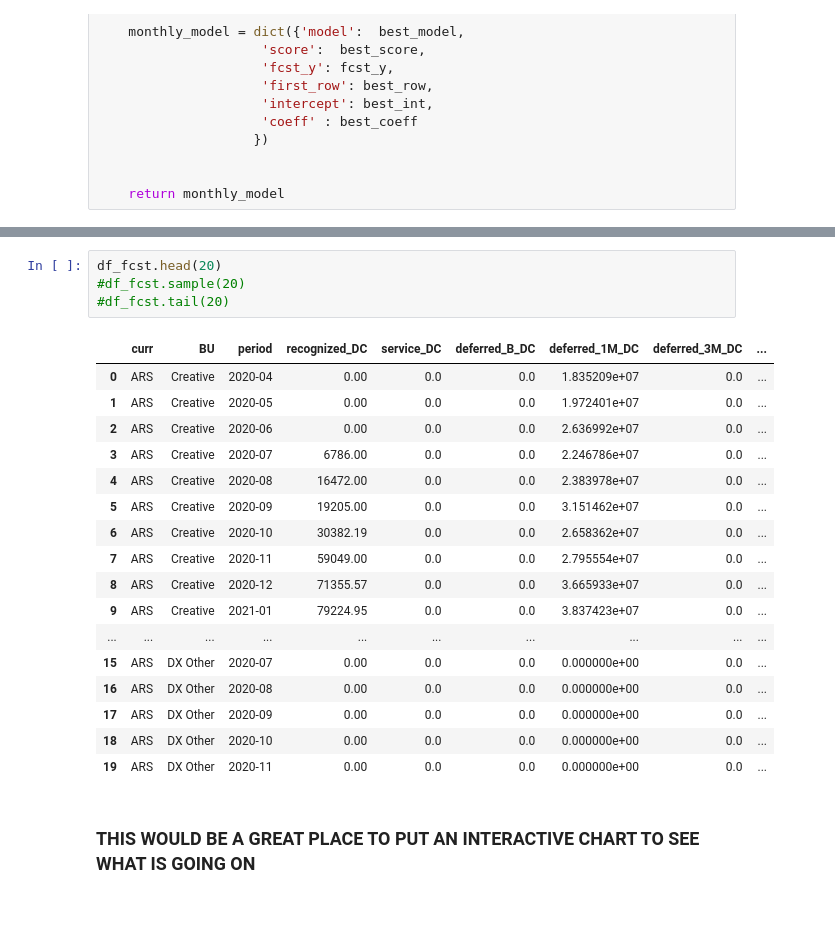
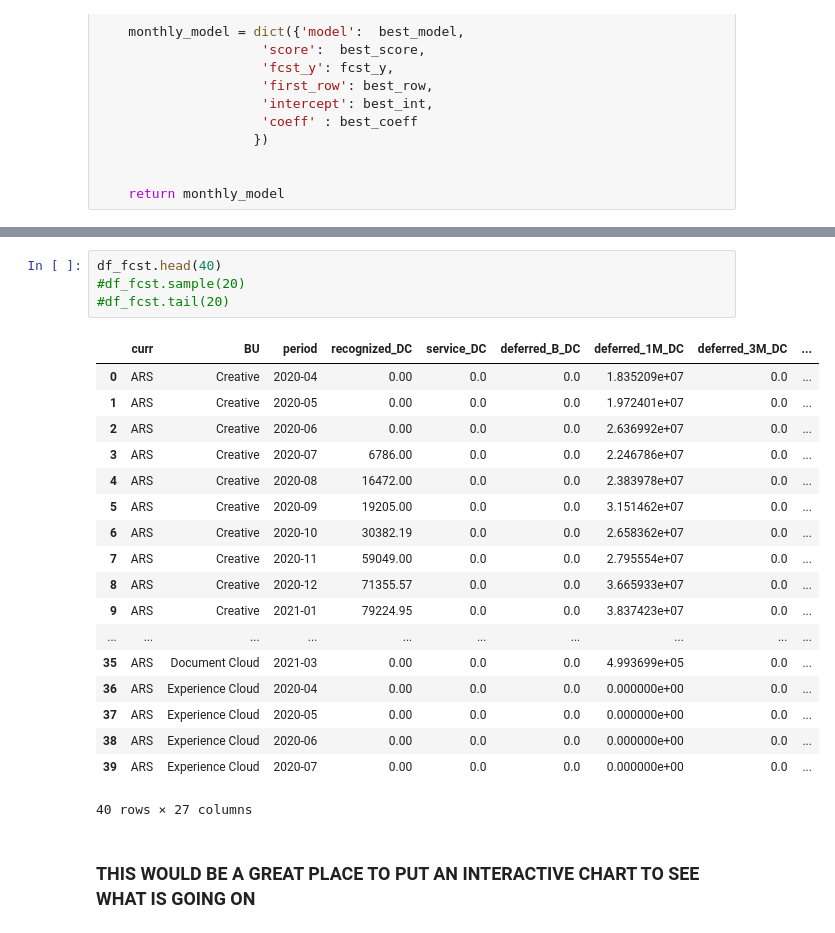
Before and after one commit to davidjsmith44/Deferred_Revenue_Forecast, a Jupyter notebook: notebooks/deferred_revenue_forecast.ipynb, the cells around one changed output, grey strips where cells are left out. Drawn from its saved outputs; the diff is of its cells as text.

```diff
--- a/notebooks/deferred_revenue_forecast.ipynb
+++ b/notebooks/deferred_revenue_forecast.ipynb
@@ -1914,27 +1985,28 @@ working on BU: Document Cloud  and currency: USD
 working on BU: Experience Cloud  and currency: USD
 working on BU: Print & Publishing  and currency: USD
 # %%
-df_fcst.head(20)
+df_fcst.head(40)
 #df_fcst.sample(20)
 #df_fcst.tail(20)
 # %% [output]
 |  | curr | BU | period | recognized_DC | service_DC | deferred_B_DC | deferred_1M_DC | deferred_3M_DC | ... |
 | 0 | ARS | Creative | 2020-04 | 0.00 | 0.0 | 0.0 | 1.835209e+07 | 0.0 | ... |
 | 1 | ARS | Creative | 2020-05 | 0.00 | 0.0 | 0.0 | 1.972401e+07 | 0.0 | ... |
 | 2 | ARS | Creative | 2020-06 | 0.00 | 0.0 | 0.0 | 2.636992e+07 | 0.0 | ... |
 | 3 | ARS | Creative | 2020-07 | 6786.00 | 0.0 | 0.0 | 2.246786e+07 | 0.0 | ... |
 | 4 | ARS | Creative | 2020-08 | 16472.00 | 0.0 | 0.0 | 2.383978e+07 | 0.0 | ... |
 | 5 | ARS | Creative | 2020-09 | 19205.00 | 0.0 | 0.0 | 3.151462e+07 | 0.0 | ... |
 | 6 | ARS | Creative | 2020-10 | 30382.19 | 0.0 | 0.0 | 2.658362e+07 | 0.0 | ... |
 | 7 | ARS | Creative | 2020-11 | 59049.00 | 0.0 | 0.0 | 2.795554e+07 | 0.0 | ... |
 | 8 | ARS | Creative | 2020-12 | 71355.57 | 0.0 | 0.0 | 3.665933e+07 | 0.0 | ... |
 | 9 | ARS | Creative | 2021-01 | 79224.95 | 0.0 | 0.0 | 3.837423e+07 | 0.0 | ... |
 | ... | ... | ... | ... | ... | ... | ... | ... | ... | ... |
-| 15 | ARS | DX Other | 2020-07 | 0.00 | 0.0 | 0.0 | 0.000000e+00 | 0.0 | ... |
-| 16 | ARS | DX Other | 2020-08 | 0.00 | 0.0 | 0.0 | 0.000000e+00 | 0.0 | ... |
-| 17 | ARS | DX Other | 2020-09 | 0.00 | 0.0 | 0.0 | 0.000000e+00 | 0.0 | ... |
-| 18 | ARS | DX Other | 2020-10 | 0.00 | 0.0 | 0.0 | 0.000000e+00 | 0.0 | ... |
-| 19 | ARS | DX Other | 2020-11 | 0.00 | 0.0 | 0.0 | 0.000000e+00 | 0.0 | ... |
+| 35 | ARS | Document Cloud | 2021-03 | 0.00 | 0.0 | 0.0 | 4.993699e+05 | 0.0 | ... |
+| 36 | ARS | Experience Cloud | 2020-04 | 0.00 | 0.0 | 0.0 | 0.000000e+00 | 0.0 | ... |
+| 37 | ARS | Experience Cloud | 2020-05 | 0.00 | 0.0 | 0.0 | 0.000000e+00 | 0.0 | ... |
+| 38 | ARS | Experience Cloud | 2020-06 | 0.00 | 0.0 | 0.0 | 0.000000e+00 | 0.0 | ... |
+| 39 | ARS | Experience Cloud | 2020-07 | 0.00 | 0.0 | 0.0 | 0.000000e+00 | 0.0 | ... |
+40 rows × 27 columns
 # %% [markdown]
 ### THIS WOULD BE A GREAT PLACE TO PUT AN INTERACTIVE CHART TO SEE WHAT IS GOING ON
 # %%
```
Also changed, not shown: parts of 12 cells of this notebook.
